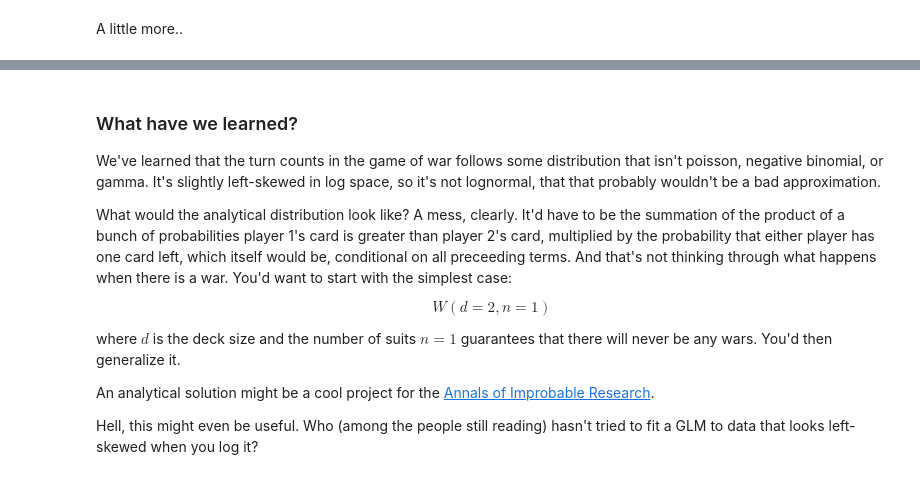
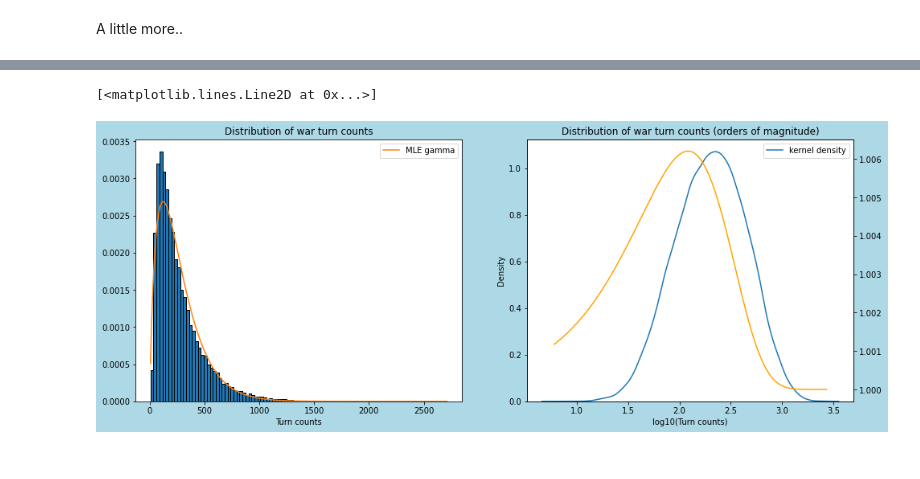
Before and after one commit to cranedroesch/war, a Jupyter notebook: README.ipynb, the cells around one changed output, grey strips where cells are left out. Cells and saved outputs as stored; diff of their text form; code cells hidden in the pictures.

```diff
--- a/README.ipynb
+++ b/README.ipynb
@@ -204,23 +213,9 @@ dist.trainable_variables
 # %%
 fig, ax = mainplot()
 ax[0].plot(grid, dist.prob(grid), label = 'MLE gamma')
 ax[0].legend()
 cx1 = ax[1].twinx()
 cx1.plot(np.log10(grid), 10**(dist.prob(grid)), color = 'orange')
-cx1.axis('off')
+# %% [output]
+[<matplotlib.lines.Line2D at 0x...>]
+[figure, added]
-# %% [markdown]
-### What have we learned?
-
-We've learned that the turn counts in the game of war follows some distribution that isn't poisson, negative binomial, or gamma.  It's slightly left-skewed in log space, so it's not lognormal, that that probably wouldn't be a bad approximation.
-
-What would the analytical distribution look like?  A mess, clearly.  It'd have to be the summation of the product of a bunch of probabilities player 1's card is greater than player 2's card, multiplied by the probability that either player has one card left, which itself would be, conditional on all preceeding terms.  And that's not thinking through what happens when there is a war.  You'd want to start with the simplest case:
-
-$$
-W(d = 2, n = 1)
-$$
-
-where $d$ is the deck size and the number of suits $n = 1$ guarantees that there will never be any wars.  You'd then generalize it.
-
-An analytical solution might be a cool project for the [Annals of Improbable Research](https://www.improbable.com/).
-
-Hell, this might even be useful.  Who (among the people still reading) hasn't tried to fit a GLM to data that looks left-skewed when you log it?
```
Also changed, not shown: parts of 5 cells of this notebook, 2 other files.
